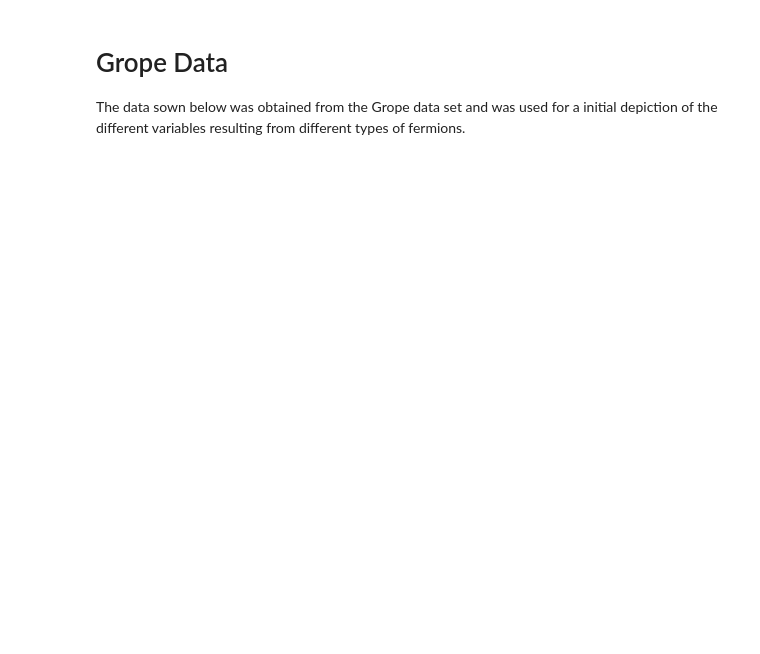
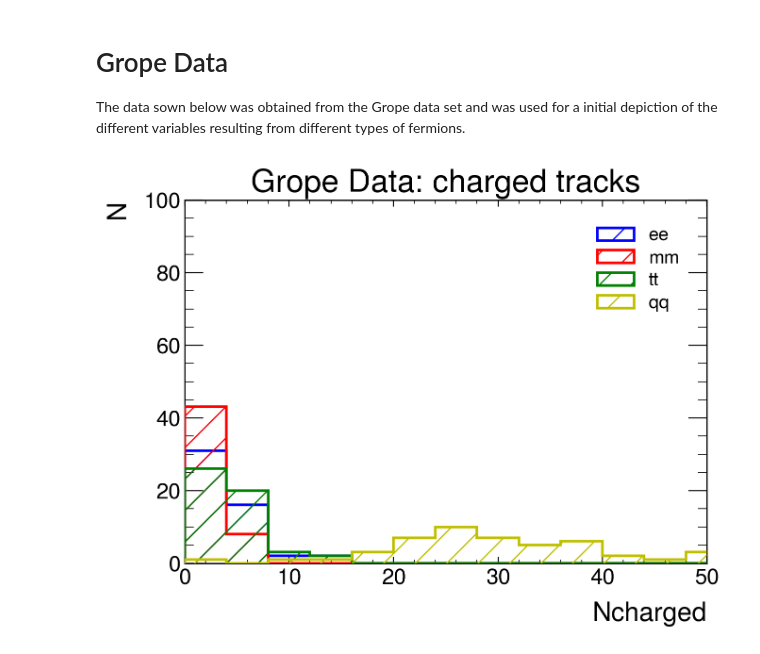
Before and after one commit to lukasg96/z0-precisionmeasurement, a Jupyter notebook: z0_experiment.ipynb, the cells around one changed output. Drawn from its saved outputs; the diff is of its cells as text; code cells hidden in the pictures; blank space fills up the shorter version.

```diff
--- a/z0_experiment.ipynb
+++ b/z0_experiment.ipynb
@@ -1191,19 +1333,24 @@ while j < 4:
 # %%
 plt.style.use(mplhep.style.ATLAS)
 plt.figure(figsize=(7,5))
 
-bin_content, bin_edges, _ = plt.hist(G_nchares[0], bins=25, range=(0.,100.), histtype='step',  linewidth=2, edgecolor=color['e'], hatch='/', label='ee', zorder=2)
-bin_content, bin_edges, _ = plt.hist(G_nchares[1], bins=25, range=(0.,100.), histtype='step',  linewidth=2, edgecolor=color['m'], hatch='/', label='mm', zorder=3)
-bin_content, bin_edges, _ = plt.hist(G_nchares[2], bins=25, range=(0.,100.), histtype='step',  linewidth=2, edgecolor=color['t'], hatch='/', label='tt', zorder=4)
-bin_content, bin_edges, _ = plt.hist(G_nchares[3], bins=25, range=(0.,100.), histtype='step',  linewidth=2, edgecolor=color['q'], hatch='/', label='qq', zorder=5)
+bin_content, bin_edges, _ = plt.hist(G_nchares[0], bins=25, range=(0.,100.), histtype='step',  linewidth=2, edgecolor=colors['e'], hatch='/', label='ee', zorder=2)
+bin_content, bin_edges, _ = plt.hist(G_nchares[1], bins=25, range=(0.,100.), histtype='step',  linewidth=2, edgecolor=colors['m'], hatch='/', label='mm', zorder=3)
+bin_content, bin_edges, _ = plt.hist(G_nchares[2], bins=25, range=(0.,100.), histtype='step',  linewidth=2, edgecolor=colors['t'], hatch='/', label='tt', zorder=4)
+bin_content, bin_edges, _ = plt.hist(G_nchares[3], bins=25, range=(0.,100.), histtype='step',  linewidth=2, edgecolor=colors
+
+
+['q'], hatch='/', label='qq', zorder=5)
 
 plt.legend()
 plt.title('Grope Data: charged tracks')
 plt.xlim(0.,50)
 plt.ylim(0,1e2)
 plt.xlabel('Ncharged')
 plt.ylabel('N')
 plt.show()
+# %% [output]
+[figure, added]
 # %%
 plt.style.use(mplhep.style.ATLAS)
 plt.figure(figsize=(7,5))
```
Also changed, not shown: parts of 34 cells of this notebook, 4 other files.
